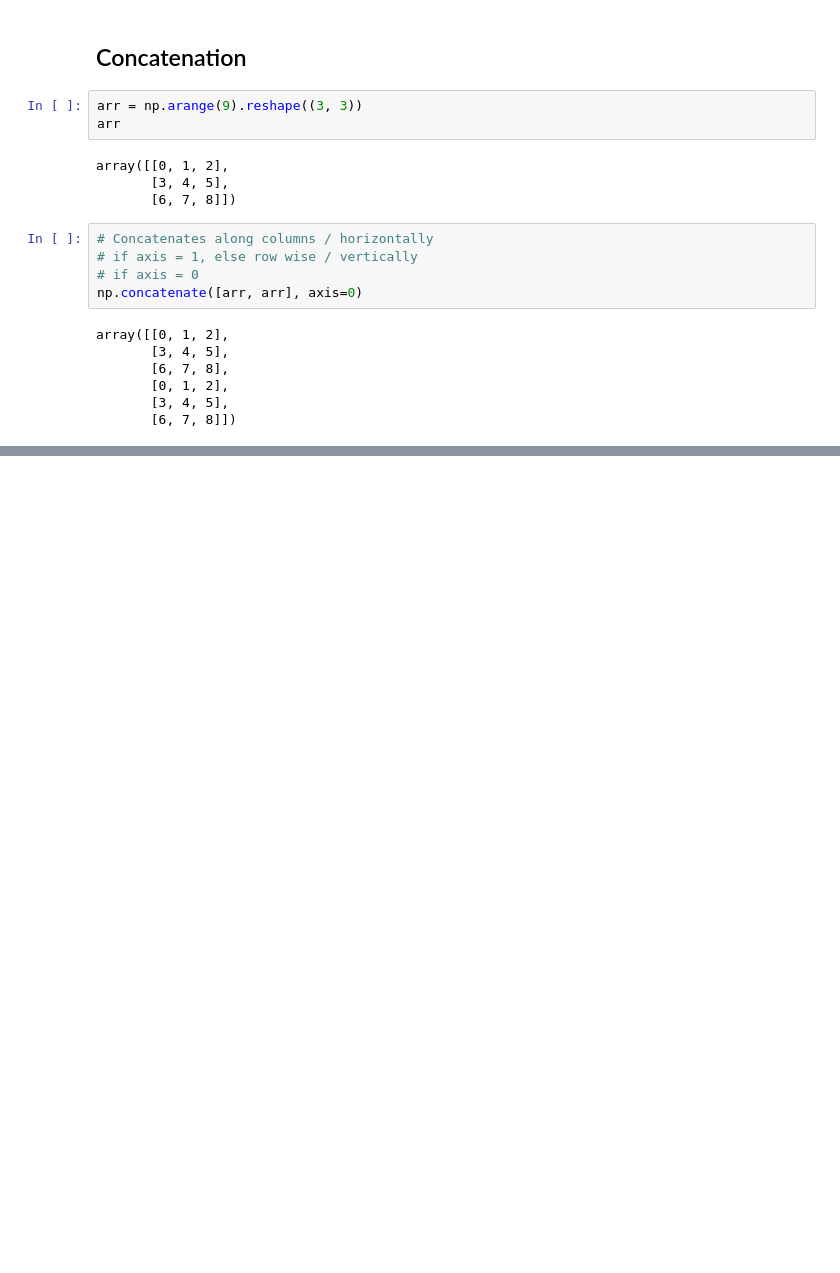
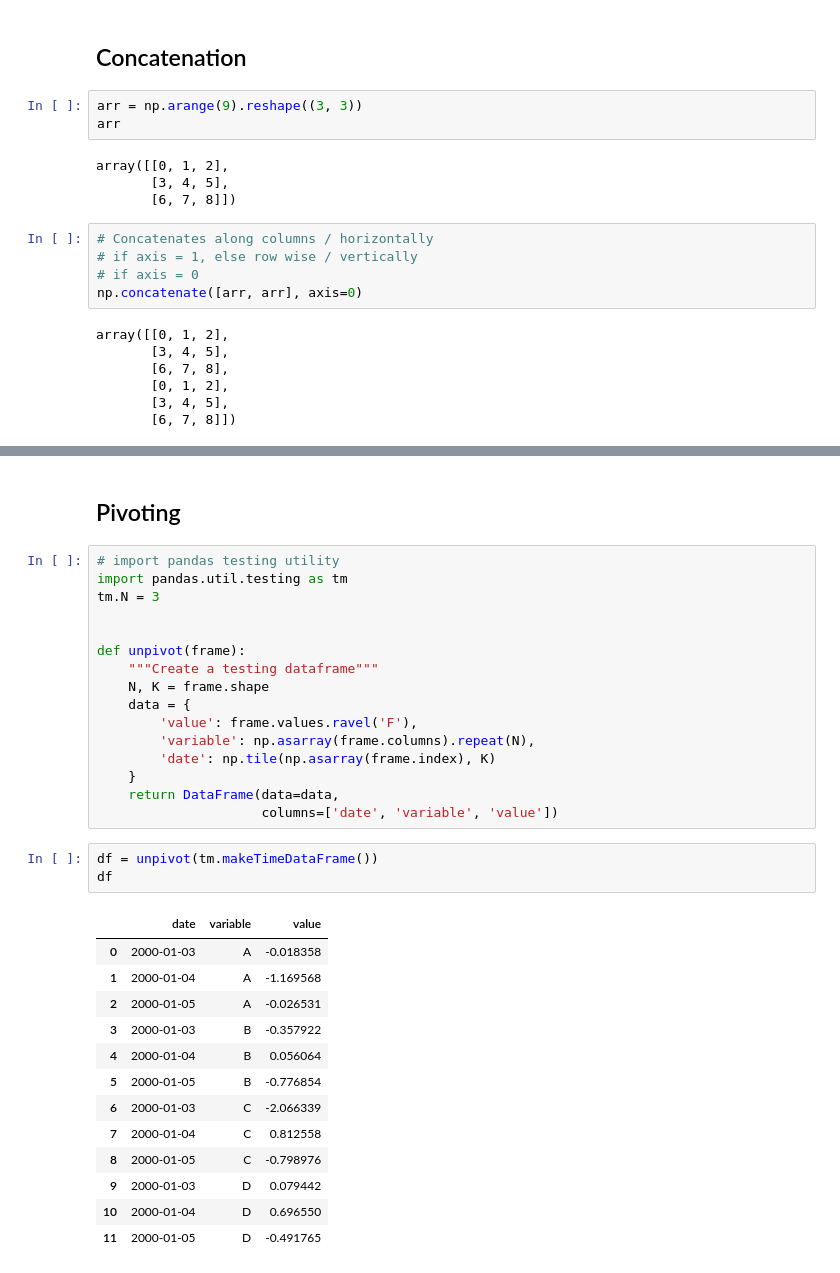
Before and after one commit to maykulkarni/DSandMLinPython, a Jupyter notebook: pandas/dataframe_advanced_I.ipynb, the cells around one changed output, grey strips where cells are left out. Drawn from its saved outputs; the diff is of its cells as text; blank space fills up the shorter version.

```diff
--- a/pandas/dataframe_advanced.ipynb
+++ b/pandas/dataframe_advanced_I.ipynb
@@ -236,0 +375,35 @@ pd.concat([df, df2], ignore_index=True)
+# %% [markdown]
+## Pivoting
+# %%
+# import pandas testing utility
+import pandas.util.testing as tm
+tm.N = 3
+
+
+def unpivot(frame):
+    """Create a testing dataframe"""
+    N, K = frame.shape
+    data = {
+        'value': frame.values.ravel('F'),
+        'variable': np.asarray(frame.columns).repeat(N),
+        'date': np.tile(np.asarray(frame.index), K)
+    }
+    return DataFrame(data=data,
+                     columns=['date', 'variable', 'value'])
+# %%
+df = unpivot(tm.makeTimeDataFrame())
+df
+# %% [output]
+|  | date | variable | value |
+| 0 | 2000-01-03 | A | -0.018358 |
+| 1 | 2000-01-04 | A | -1.169568 |
+| 2 | 2000-01-05 | A | -0.026531 |
+| 3 | 2000-01-03 | B | -0.357922 |
+| 4 | 2000-01-04 | B | 0.056064 |
+| 5 | 2000-01-05 | B | -0.776854 |
+| 6 | 2000-01-03 | C | -2.066339 |
+| 7 | 2000-01-04 | C | 0.812558 |
+| 8 | 2000-01-05 | C | -0.798976 |
+| 9 | 2000-01-03 | D | 0.079442 |
+| 10 | 2000-01-04 | D | 0.696550 |
+| 11 | 2000-01-05 | D | -0.491765 |
```
Also changed, not shown: parts of 20 cells of this notebook, 3 other files.
